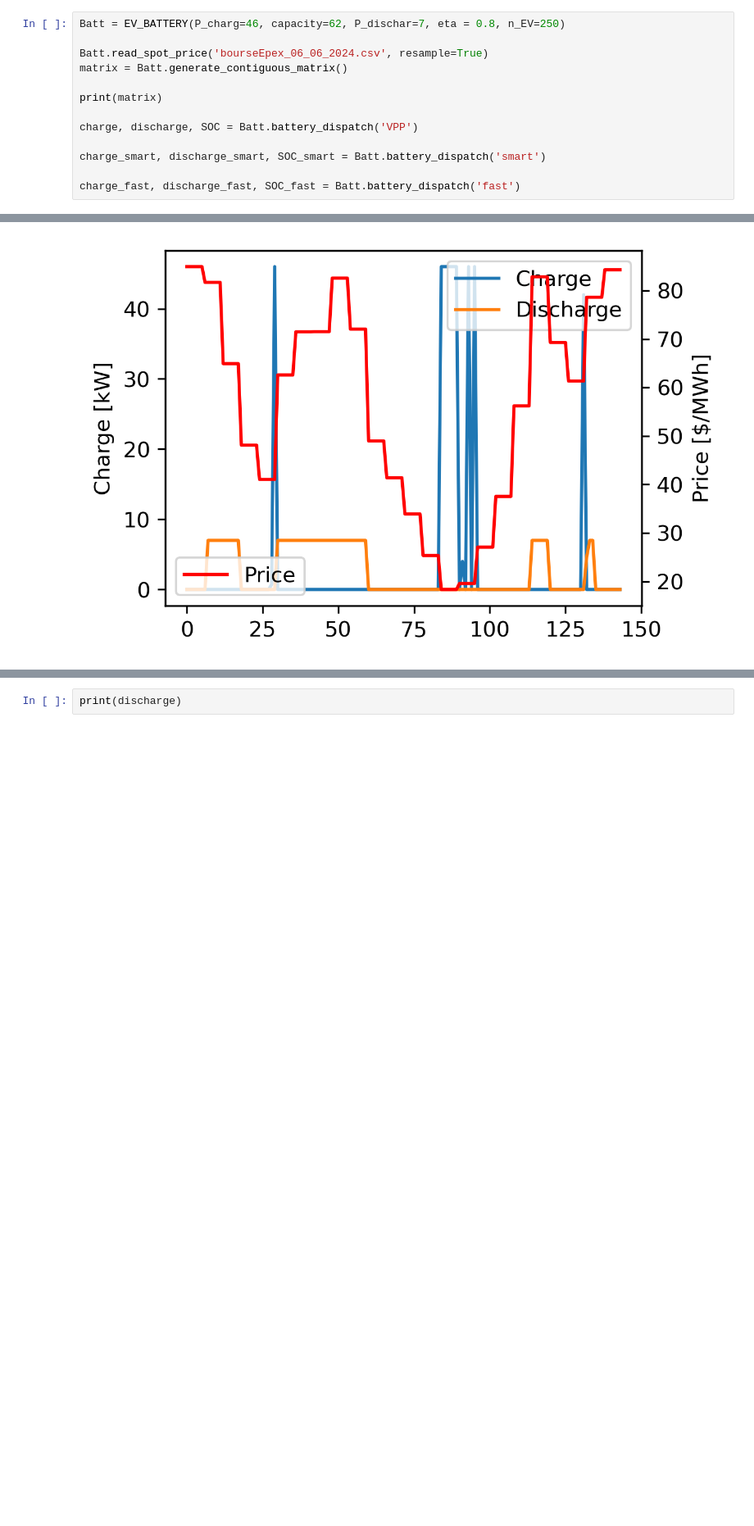
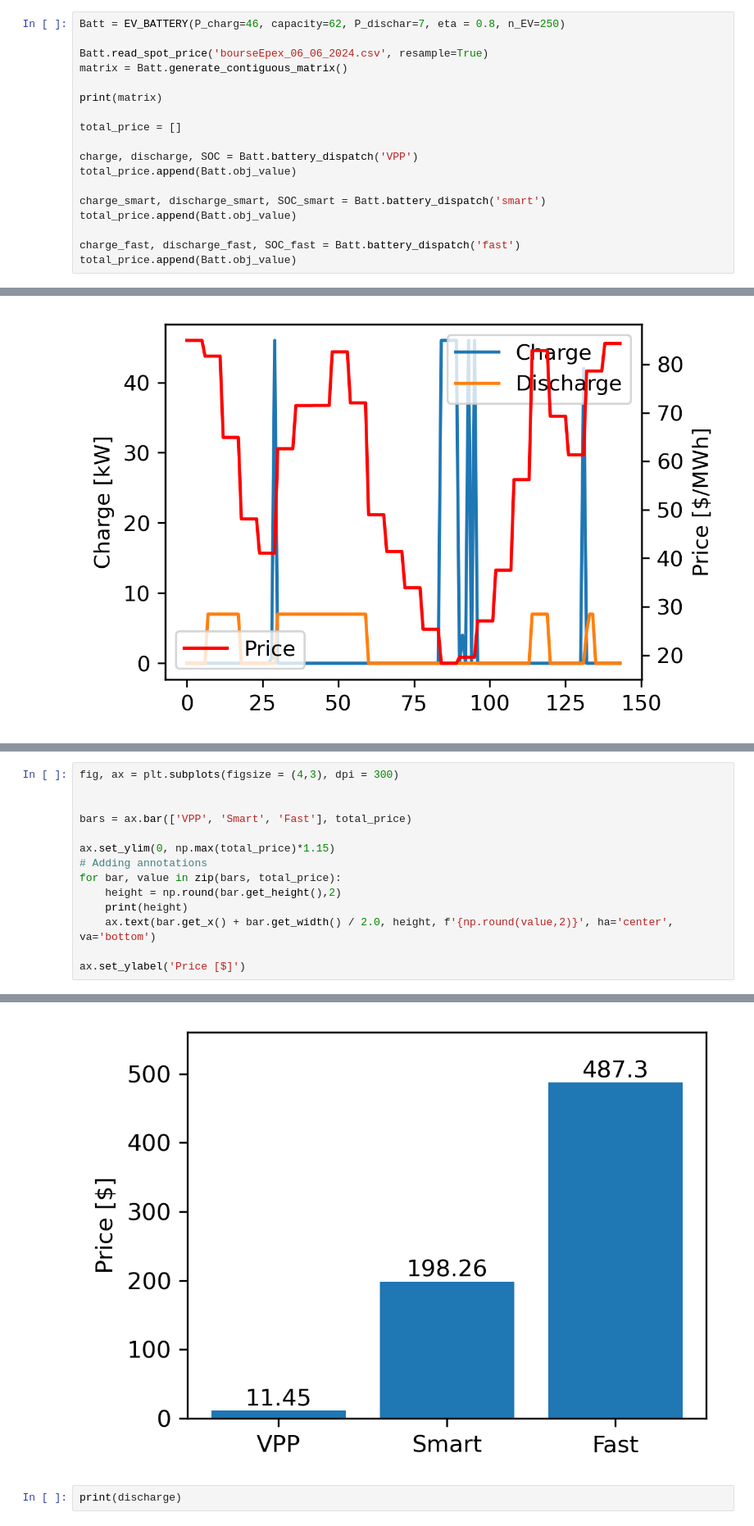
Before and after one commit to gueno92/EVagreg, a Jupyter notebook: MVP.ipynb, the cells around one changed output, grey strips where cells are left out. Shown at 82% size. Cells and saved outputs as stored; diff of their text form; blank space fills up the shorter version.

```diff
--- a/MVP.ipynb
+++ b/MVP.ipynb
@@ -222,11 +216,16 @@ matrix = Batt.generate_contiguous_matrix()
 
 print(matrix)
 
+total_price = []
+
 charge, discharge, SOC = Batt.battery_dispatch('VPP')
+total_price.append(Batt.obj_value)
 
 charge_smart, discharge_smart, SOC_smart = Batt.battery_dispatch('smart')
+total_price.append(Batt.obj_value)
 
 charge_fast, discharge_fast, SOC_fast = Batt.battery_dispatch('fast')
+total_price.append(Batt.obj_value)
 # %% [output]
 None
 Gurobi Optimizer version 10.0.0 build v10.0.0rc2 (mac64[rosetta2])
@@ -280,0 +279,15 @@ ax2.legend(loc = 'lower right')
+# %%
+fig, ax = plt.subplots(figsize = (4,3), dpi = 300)
+
+
+bars = ax.bar(['VPP', 'Smart', 'Fast'], total_price)
+
+ax.set_ylim(0, np.max(total_price)*1.15)
+# Adding annotations
+for bar, value in zip(bars, total_price):
+    height = np.round(bar.get_height(),2)
+    print(height)
+    ax.text(bar.get_x() + bar.get_width() / 2.0, height, f'{np.round(value,2)}', ha='center', va='bottom')
+
+ax.set_ylabel('Price [$]')
+# %% [output]
@@ -281,3 +298,4 @@ ax2.legend(loc = 'lower right')
+[figure, added]
 # %%
 print(discharge)
 # %% [output]
```
Also changed, not shown: parts of 4 cells of this notebook, 43 other files.
